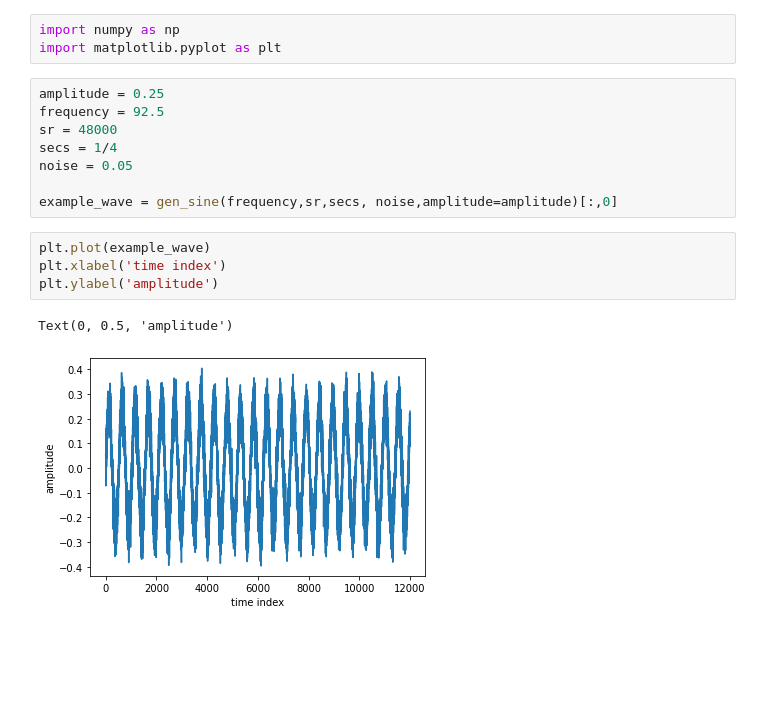
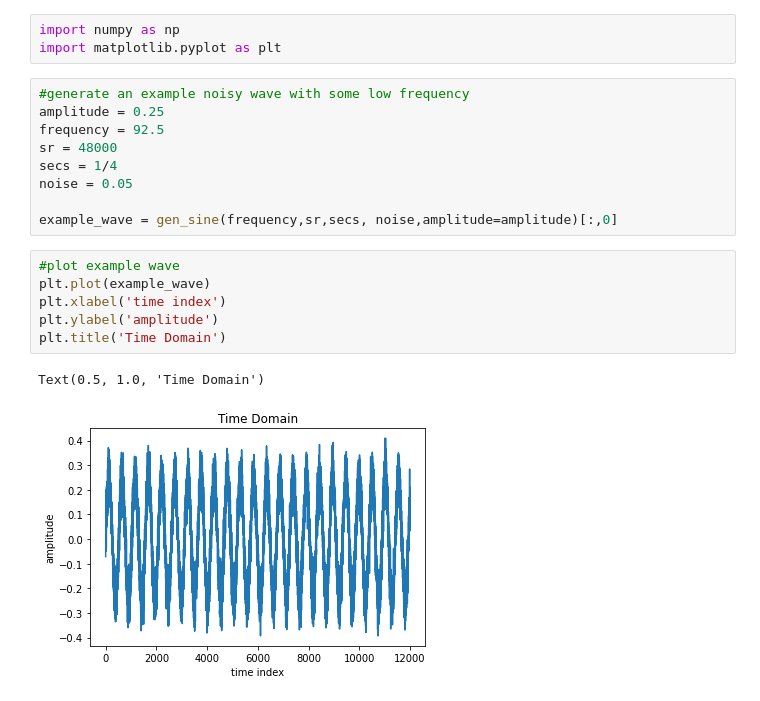
Before and after one commit to anandkrishnakumar/musicr, a Jupyter notebook: notebooks/FrequencyDomain.ipynb, the cells around one changed output. Drawn from its saved outputs; the diff is of its cells as text; blank space fills up the shorter version.

Commit message:
Added comments to frequency domain notebook

```diff
--- a/notebooks/FrequencyDomain.ipynb
+++ b/notebooks/FrequencyDomain.ipynb
@@ -5,6 +5,7 @@ from utils.waves import gen_sine
 import numpy as np
 import matplotlib.pyplot as plt
 # %%
+#generate an example noisy wave with some low frequency
 amplitude = 0.25
 frequency = 92.5
 sr = 48000
@@ -13,10 +14,12 @@ noise = 0.05
 
 example_wave = gen_sine(frequency,sr,secs, noise,amplitude=amplitude)[:,0]
 # %%
+#plot example wave
 plt.plot(example_wave)
 plt.xlabel('time index')
 plt.ylabel('amplitude')
+plt.title('Time Domain')
 # %% [output]
-Text(0, 0.5, 'amplitude')
+Text(0.5, 1.0, 'Time Domain')
-[figure, old version]
+[figure, new version]
 # %%
```
Also changed, not shown: parts of 6 cells of this notebook.
